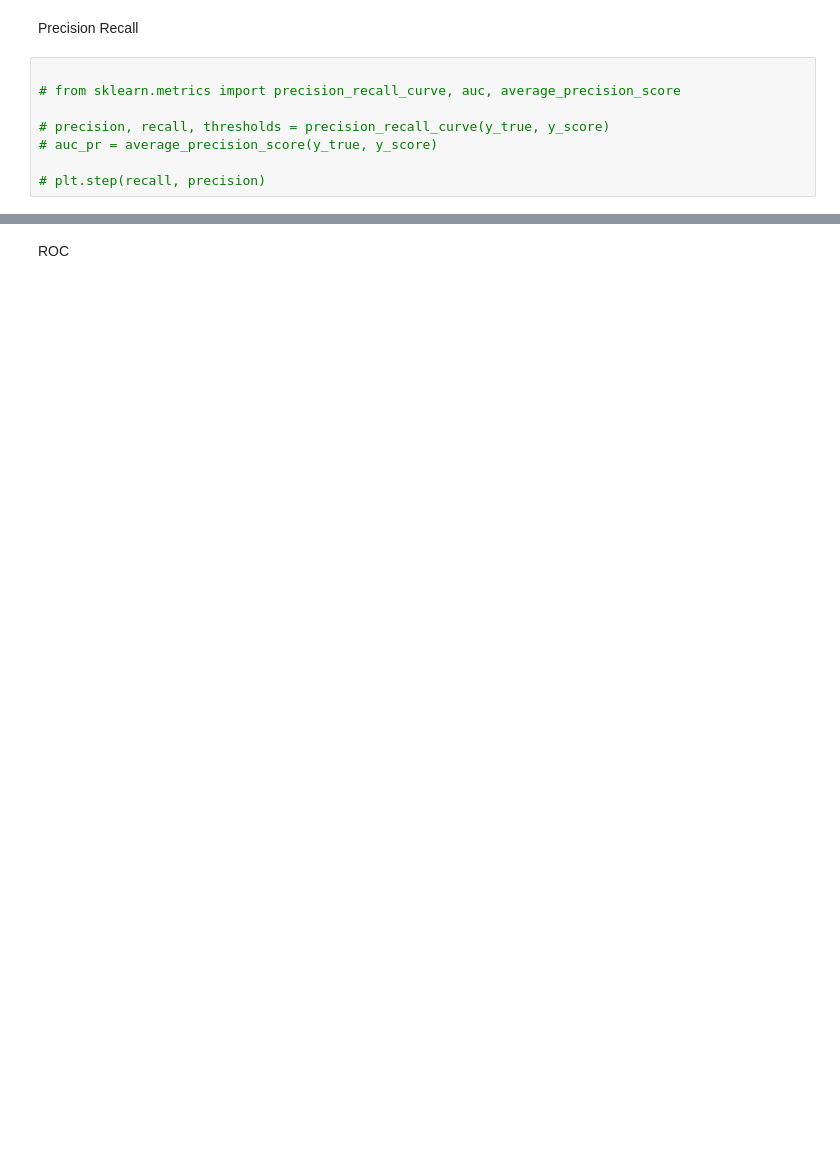
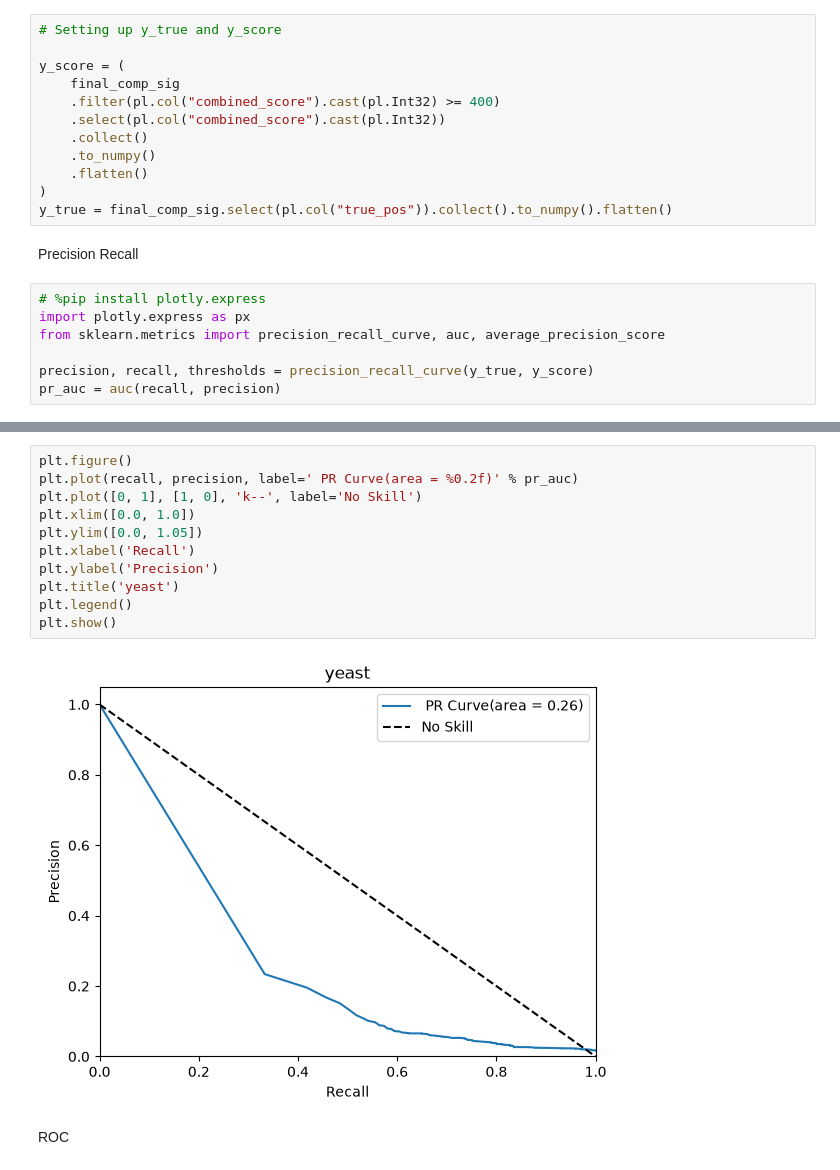
Before and after one commit to Sabah-hoq/yeast, a Jupyter notebook: graphs/graph.ipynb, the cells around one changed output, grey strips where cells are left out. Saved outputs shown, nothing was run; the diff lists cells and outputs as text; blank space fills up the shorter version.

```diff
--- a/graphs/graph.ipynb
+++ b/graphs/graph.ipynb
@@ -60,10 +72,21 @@ y_score = (
+# %%
+# Setting up y_true and y_score
+
+y_score = (
+    final_comp_sig
+    .filter(pl.col("combined_score").cast(pl.Int32) >= 400)
+    .select(pl.col("combined_score").cast(pl.Int32))
+    .collect()
+    .to_numpy()
+    .flatten()
+)
+y_true = final_comp_sig.select(pl.col("true_pos")).collect().to_numpy().flatten()
 # %% [markdown]
 Precision Recall
 # %%
+# %pip install plotly.express
+import plotly.express as px
+from sklearn.metrics import precision_recall_curve, auc, average_precision_score
 
-# from sklearn.metrics import precision_recall_curve, auc, average_precision_score
-
-# precision, recall, thresholds = precision_recall_curve(y_true, y_score)
-# auc_pr = average_precision_score(y_true, y_score)
-
-# plt.step(recall, precision)
+precision, recall, thresholds = precision_recall_curve(y_true, y_score)
+pr_auc = auc(recall, precision)
@@ -70,3 +109,16 @@ Precision Recall
+# %%
+plt.figure()
+plt.plot(recall, precision, label=' PR Curve(area = %0.2f)' % pr_auc)
+plt.plot([0, 1], [1, 0], 'k--', label='No Skill')
+plt.xlim([0.0, 1.0])
+plt.ylim([0.0, 1.05])
+plt.xlabel('Recall')
+plt.ylabel('Precision')
+plt.title('yeast')
+plt.legend()
+plt.show()
+# %% [output]
+[figure, added]
 # %% [markdown]
 ROC
 # %%
```
Also changed, not shown: parts of 10 cells of this notebook, 3 other files.
